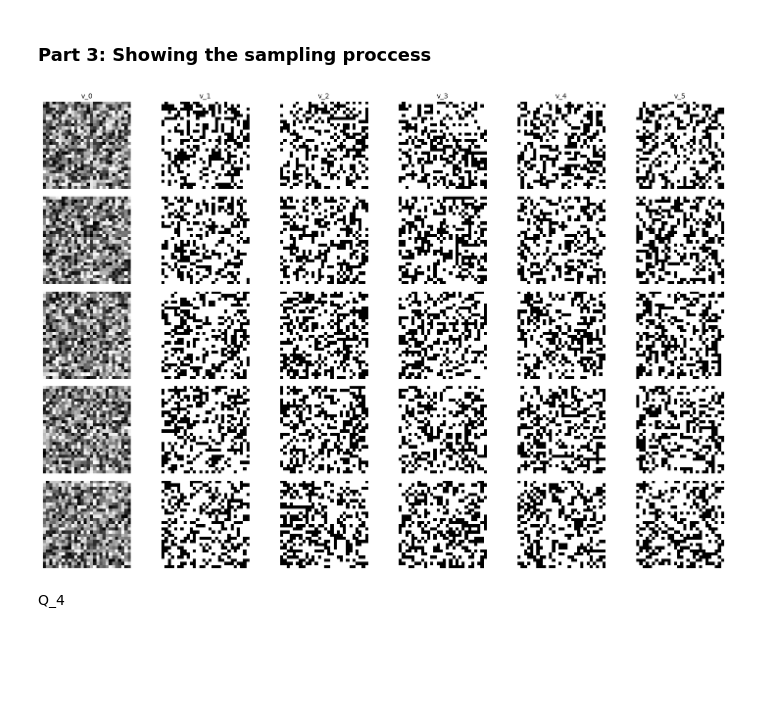
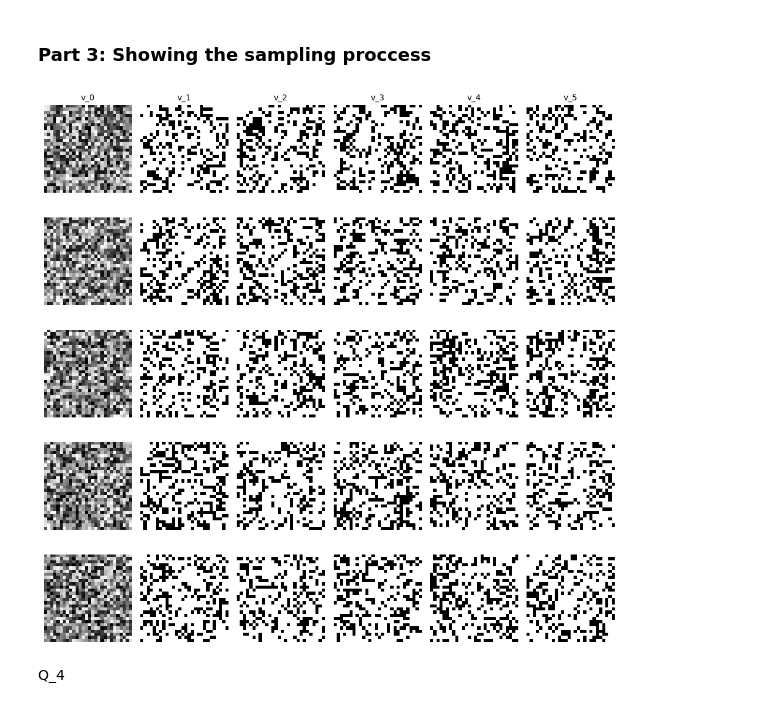
Before and after one commit to MahdiS3171/Introduction_to_ML_Fall_2024, a Jupyter notebook: Projects/Project.ipynb, the cells around one changed output. Saved outputs shown, nothing was run; the diff lists cells and outputs as text; code cells hidden in the pictures; blank space fills up the shorter version.

```diff
--- a/Projects/Project.ipynb
+++ b/Projects/Project.ipynb
@@ -25,0 +22,10 @@ Y_train = mnist.target
+# %%
+transform = transforms.Compose([transforms.ToTensor()])
+
+trainset = torchvision.datasets.MNIST(root='./data', train=True, download=True)
+
+X_train_torch = trainset.data
+Y_train_torch = trainset.targets
+
+X_train = X_train_torch.numpy()
+Y_train = Y_train_torch.numpy()
@@ -31,3 +66,7 @@ X_train_binary = binarize(X_train, threshold=threshold)
+# %%
+threshold = 128
+X_train = (X_train > threshold).astype(np.uint32)
+X_train_binary = X_train.reshape(-1, 28 * 28)
 # %% [markdown]
 The plot to show the samples:
 # %%
@@ -112,16 +162,15 @@ Now that we have completely implemented the class, we use the code below to trai
 
 You can see the loss of each epoch and how the model converges for different values of k (1, 5, 10).
 # %%
-# Initialize and train RBM for different values of k
 n_visible = X_train_binary.shape[1]
 n_hidden = 64
-k_values = [1, 5, 10]
+k_values = [1, 5, 15]
 rbms = {}
 
 for k in k_values:
     print(f"Training RBM with k={k}")
     rbm = RBM(n_visible, n_hidden)
-    rbm.train(X_train_binary, epochs=5, k=k)
+    rbm.train(X_train_binary, epochs=10, k=k)
     rbms[k] = rbm
 # %% [output]
 Training RBM with k=1
@@ -144,7 +195,7 @@ Now to see the generated samples of the model, we use the function below:
 # %%
 def show_generated_samples(rbm, k, n_samples=10):
     print(f"Generated samples for k={k}")
-    samples = rbm.generate_samples(n_samples, k)
+    samples = rbm.generate_samples(n_samples)
     samples = samples.reshape((-1, 28, 28))
     fig, axes = plt.subplots(1, n_samples, figsize=(15, 3))
     for i, ax in enumerate(axes):
@@ -168,35 +214,35 @@ We can see that by increasing the value of k, the numbers generated become much
 # %%
 def visualize_mcmc_process(rbm, n_samples=5, k=5):
     """
     Visualize the MCMC process in RBM (v_0, v_1, ..., v_k).
     """
     samples = np.random.rand(n_samples, rbm.n_visible)  # Random initialization
     process = [samples]  # Store intermediate states
 
     # Perform Gibbs sampling for k steps and store each step
     for _ in range(k):
         h_prob = rbm.sigmoid(np.dot(samples, rbm.W) + rbm.h_bias)
         h_sample = rbm.sample(h_prob)
         v_prob = rbm.sigmoid(np.dot(h_sample, rbm.W.T) + rbm.v_bias)
         samples = rbm.sample(v_prob)
         process.append(samples)
 
     # Visualize the process for each sample
-    fig, axes = plt.subplots(n_samples, k + 1, figsize=(15, n_samples * 2))
+    fig, axes = plt.subplots(n_samples, k + 1, figsize=(10, n_samples * 2))
     for i in range(n_samples):
         for j in range(k + 1):
             ax = axes[i, j] if n_samples > 1 else axes[j]
             ax.imshow(process[j][i].reshape(28, 28), cmap='binary')
             ax.axis('off')
             if i == 0:
                 ax.set_title(f"v_{j}", fontsize=10)
     plt.tight_layout()
     plt.show()
 
 # Visualize the MCMC process for k=5 with the trained RBM (k=1)
 visualize_mcmc_process(rbms[1], n_samples=5, k=5)
 # %% [output]
-[figure, old version]
+[figure, new version]
 # %% [markdown]
 Q_4
 # %%
```
Also changed, not shown: parts of 9 cells of this notebook.
